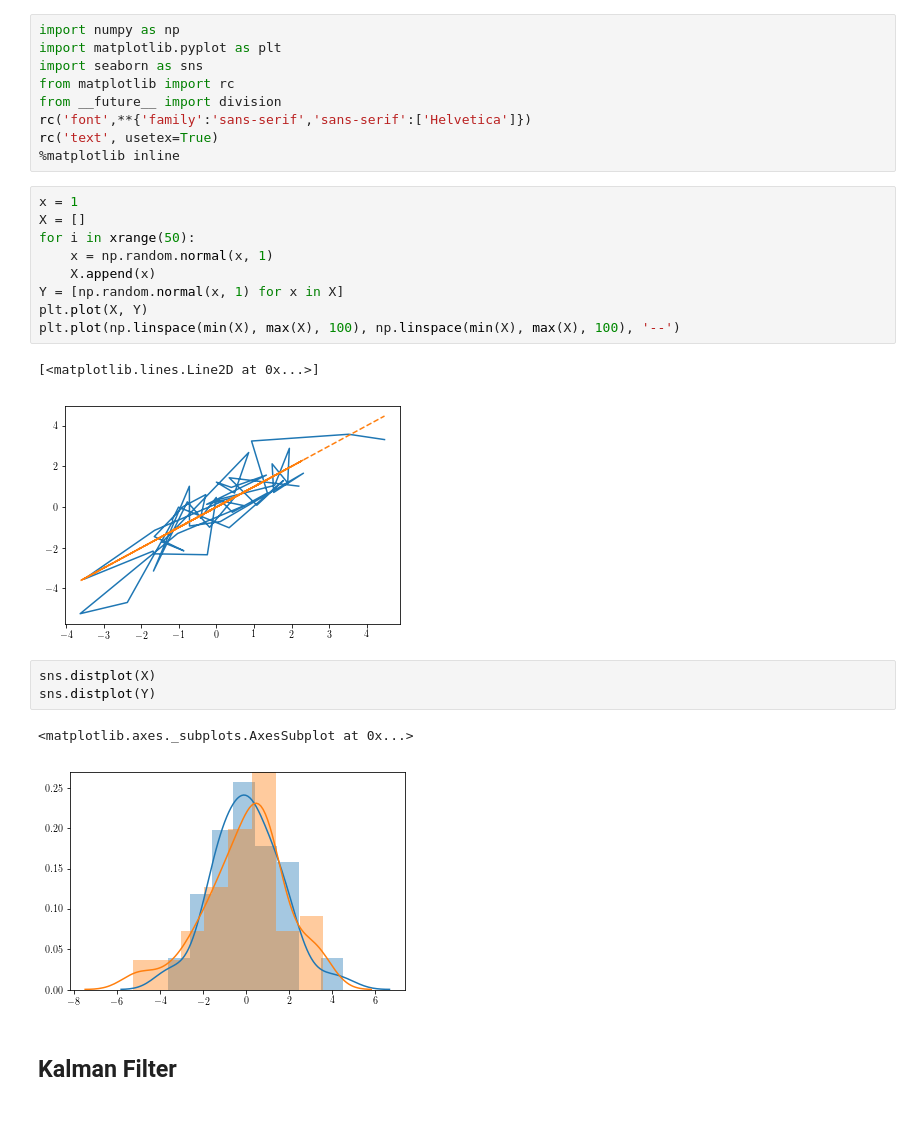
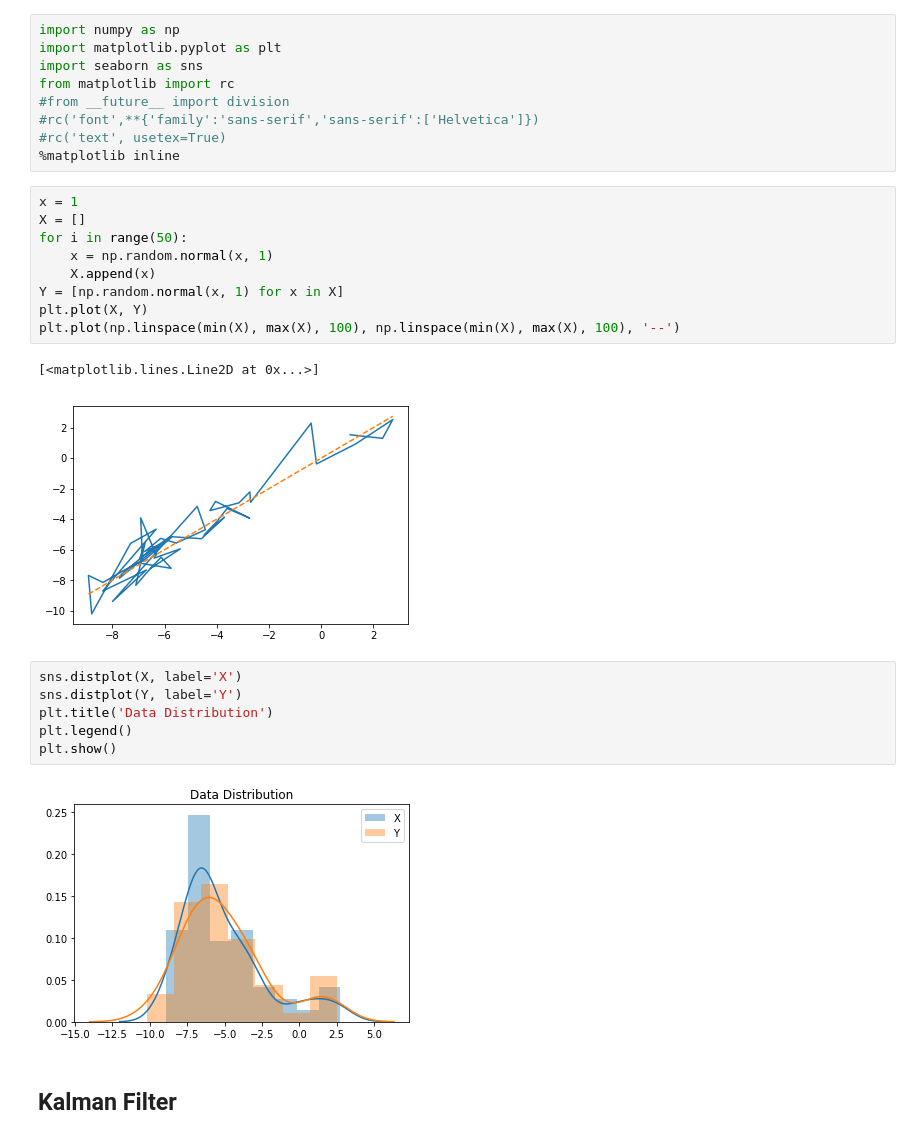
Before and after one commit to west5678/MCMC, a Jupyter notebook: hw6/HW6.ipynb, the cells around one changed output. Drawn from its saved outputs; the diff is of its cells as text.

```diff
--- a/hw6/HW6.ipynb
+++ b/hw6/HW6.ipynb
@@ -3,14 +3,14 @@ import numpy as np
 import matplotlib.pyplot as plt
 import seaborn as sns
 from matplotlib import rc
-from __future__ import division
-rc('font',**{'family':'sans-serif','sans-serif':['Helvetica']})
-rc('text', usetex=True)
+#from __future__ import division
+#rc('font',**{'family':'sans-serif','sans-serif':['Helvetica']})
+#rc('text', usetex=True)
 %matplotlib inline
 # %%
 x = 1
 X = []
-for i in xrange(50):
+for i in range(50):
     x = np.random.normal(x, 1)
     X.append(x)
 Y = [np.random.normal(x, 1) for x in X]
@@ -18,13 +18,15 @@ plt.plot(X, Y)
 plt.plot(np.linspace(min(X), max(X), 100), np.linspace(min(X), max(X), 100), '--')
 # %% [output]
 [<matplotlib.lines.Line2D at 0x...>]
-[figure, old version]
+[figure, new version]
 # %%
-sns.distplot(X)
-sns.distplot(Y)
+sns.distplot(X, label='X')
+sns.distplot(Y, label='Y')
+plt.title('Data Distribution')
+plt.legend()
+plt.show()
 # %% [output]
-<matplotlib.axes._subplots.AxesSubplot at 0x...>
-[figure, old version]
+[figure, new version]
 # %% [markdown]
 ## Kalman Filter
 # %%
```
Also changed, not shown: parts of 11 cells of this notebook.
